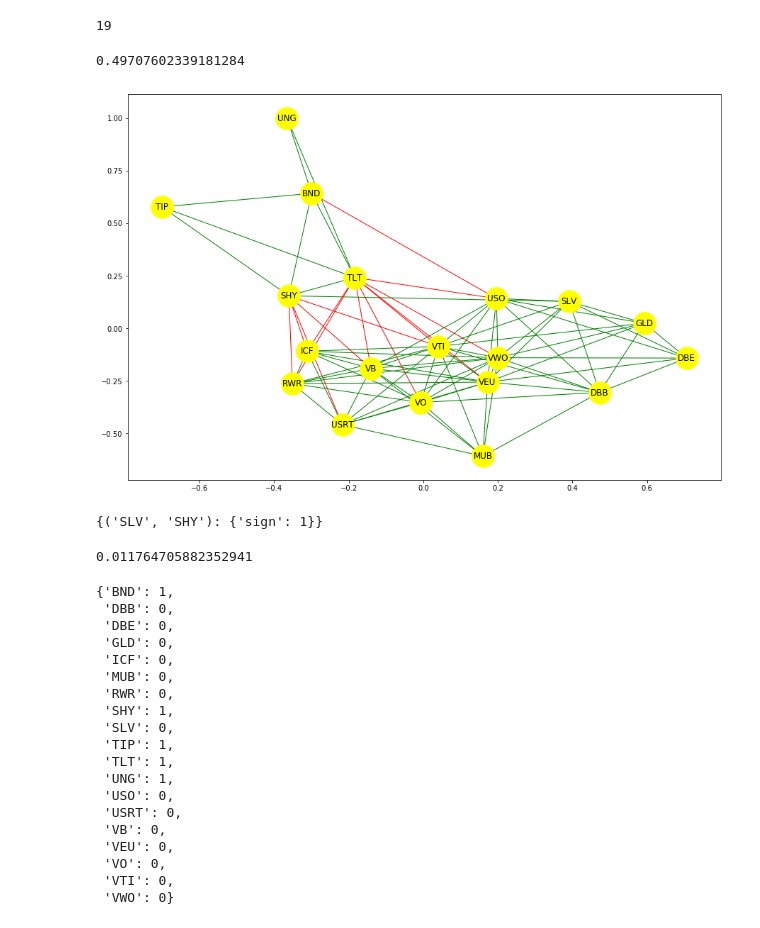
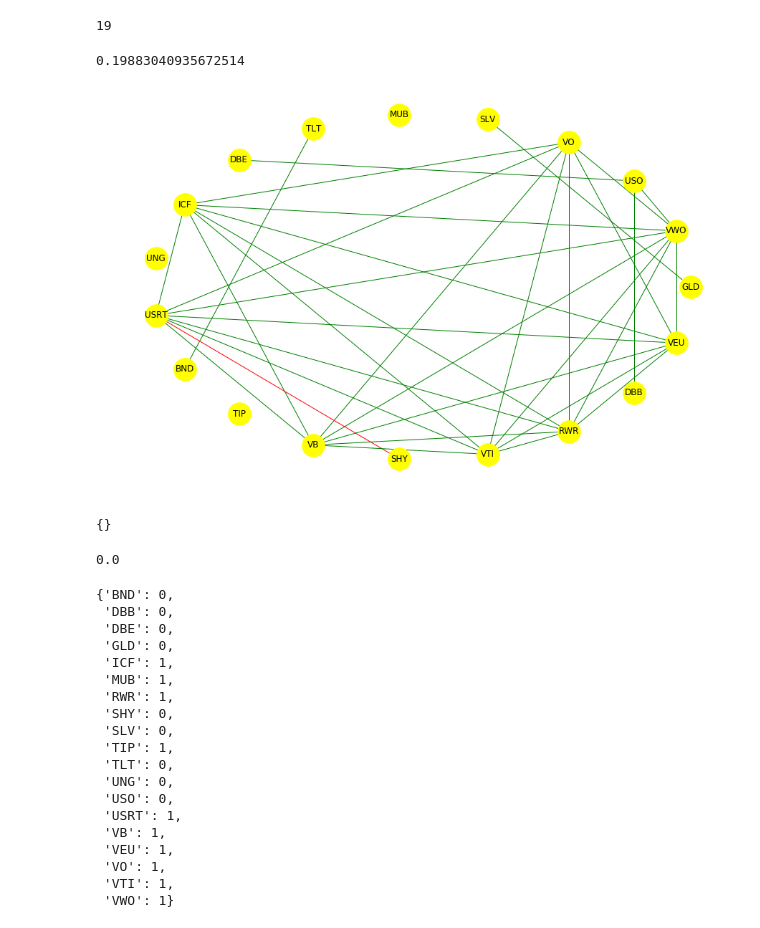
Before and after one commit to angadkalra/QuantumComputingProject, a Jupyter notebook: StructBalance/DataExperiments.ipynb, the cells around one changed output. Drawn from its saved outputs; the diff is of its cells as text; code cells hidden in the pictures.

```diff
--- a/StructBalance/DataExperiments.ipynb
+++ b/StructBalance/DataExperiments.ipynb
@@ -81,26 +81,28 @@ def make_graph(corr_mat, node_labels, graph_type):
     return G, density
 # %%
 # Test to see if DW comp. is working
-corr_mat = corr_tensor[10, :, :].copy()
+corr_mat = corr_tensor[20, :, :].copy()
 
-corr_mat[(corr_mat > -1*0.3) & (corr_mat < 0.3)] = 0
+corr_mat[(corr_mat > -1*0.7) & (corr_mat < 0.7)] = 0
 G, density = make_graph(corr_mat, nodes, 'signed')
 # %%
 density
 # %% [output]
-0.49707602339181284
+0.19883040935672514
 # %%
 edge_cols = []
 for edge in G.edges(data=True):
     if edge[2]["sign"] == -1:
         edge_cols.append("red")
     else:
         edge_cols.append("green")
 
 fig,ax = plt.subplots(figsize=(15,10))
-nx.draw_networkx(G, ax=ax, with_labels=True, node_size=1000, node_color="yellow", edge_color=edge_cols)
+nx.draw_shell(G, ax=ax, with_labels=True, node_size=1000, node_color="yellow",
+              edge_color=edge_cols)
+fig.savefig('../ReportFiguresPlots/StructBalance/GraphVisual/%s_after.png'%(dataset))
 # %% [output]
-[figure, old version]
+[figure, new version]
 # %%
 # Test to see if DW comp. is working
 imbalance, bicoloring = dnx.structural_imbalance(G, sampler)
@@ -108,33 +110,33 @@ frustration_score = len(list(imbalance.keys()))/G.number_of_edges()
 # %%
 imbalance
 # %% [output]
-{('SLV', 'SHY'): {'sign': 1}}
+{}
 # %%
 frustration_score
 # %% [output]
-0.011764705882352941
+0.0
 # %%
 bicoloring
 # %% [output]
-{'BND': 1,
+{'BND': 0,
  'DBB': 0,
  'DBE': 0,
  'GLD': 0,
- 'ICF': 0,
- 'MUB': 0,
- 'RWR': 0,
- 'SHY': 1,
+ 'ICF': 1,
+ 'MUB': 1,
+ 'RWR': 1,
+ 'SHY': 0,
  'SLV': 0,
  'TIP': 1,
- 'TLT': 1,
- 'UNG': 1,
+ 'TLT': 0,
+ 'UNG': 0,
  'USO': 0,
- 'USRT': 0,
- 'VB': 0,
- 'VEU': 0,
- 'VO': 0,
- 'VTI': 0,
- 'VWO': 0}
+ 'USRT': 1,
+ 'VB': 1,
+ 'VEU': 1,
+ 'VO': 1,
+ 'VTI': 1,
+ 'VWO': 1}
 # %%
 new_bicoloring = {}
 for node, color in bicoloring.items():
```
Also changed, not shown: parts of 2 cells of this notebook, 6 other files.
